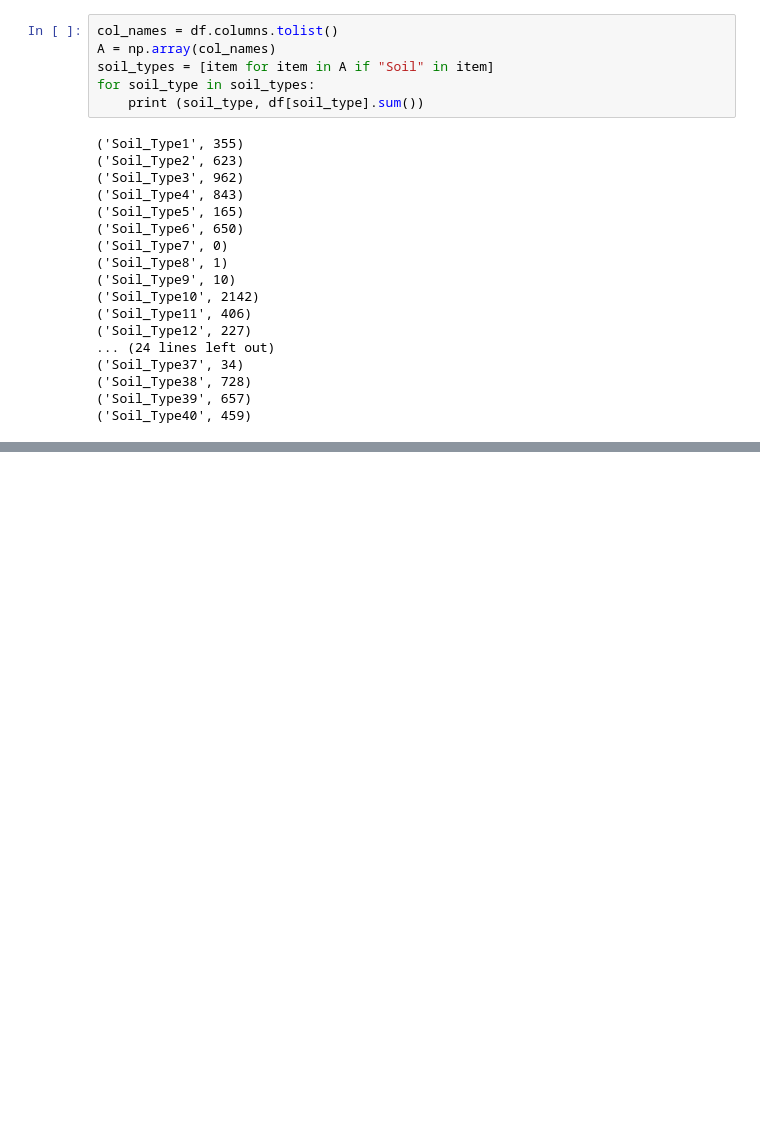
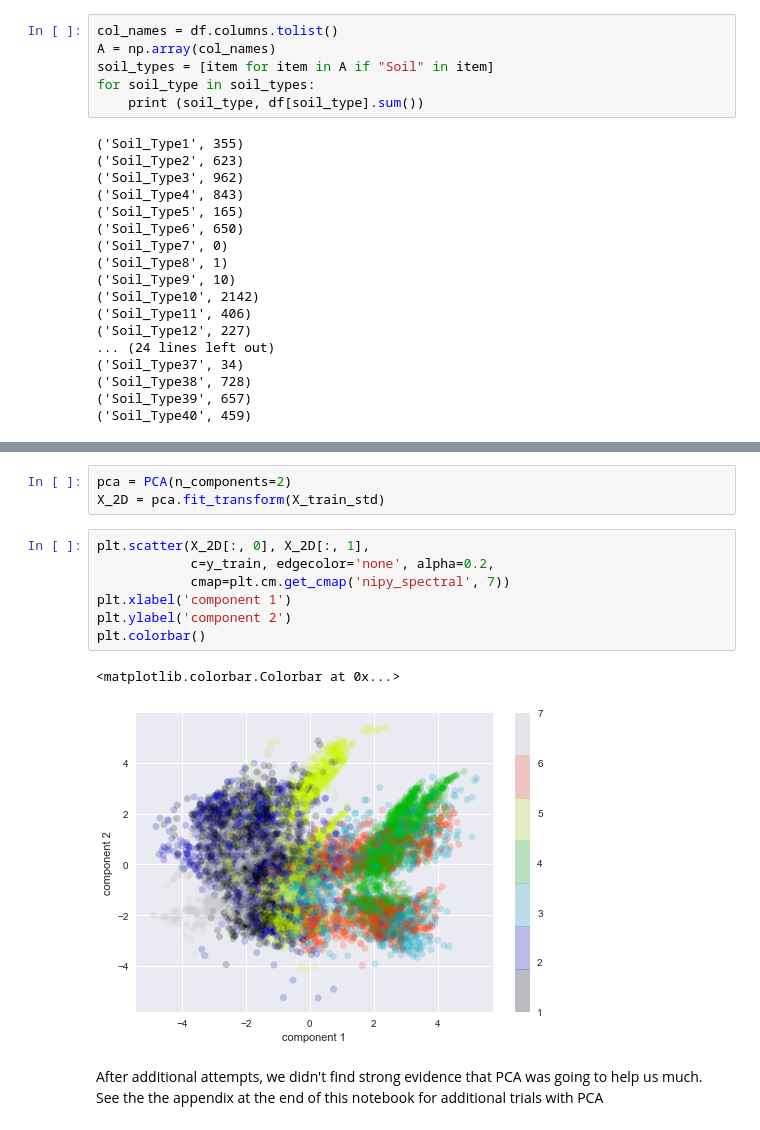
Before and after one commit to chingnaw/W207_Final, a Jupyter notebook: notebooks/Forest_Cover_FINAL.ipynb, the cells around one changed output, grey strips where cells are left out. Drawn from its saved outputs; the diff is of its cells as text; blank space fills up the shorter version.

Commit message:
Rileys changes to final notebook

```diff
--- a/notebooks/Forest_Cover_FINAL.ipynb
+++ b/notebooks/Forest_Cover_FINAL.ipynb
@@ -215,0 +233,15 @@ plt.show()
+# %%
+pca = PCA(n_components=2)
+X_2D = pca.fit_transform(X_train_std)
+# %%
+plt.scatter(X_2D[:, 0], X_2D[:, 1],
+            c=y_train, edgecolor='none', alpha=0.2,
+            cmap=plt.cm.get_cmap('nipy_spectral', 7))
+plt.xlabel('component 1')
+plt.ylabel('component 2')
+plt.colorbar()
+# %% [output]
+<matplotlib.colorbar.Colorbar at 0x...>
+[figure, added]
+# %% [markdown]
+After additional attempts, we didn't find strong evidence that PCA was going to help us much. See the the appendix at the end of this notebook for additional trials with PCA
```
Also changed, not shown: parts of 20 cells of this notebook.
